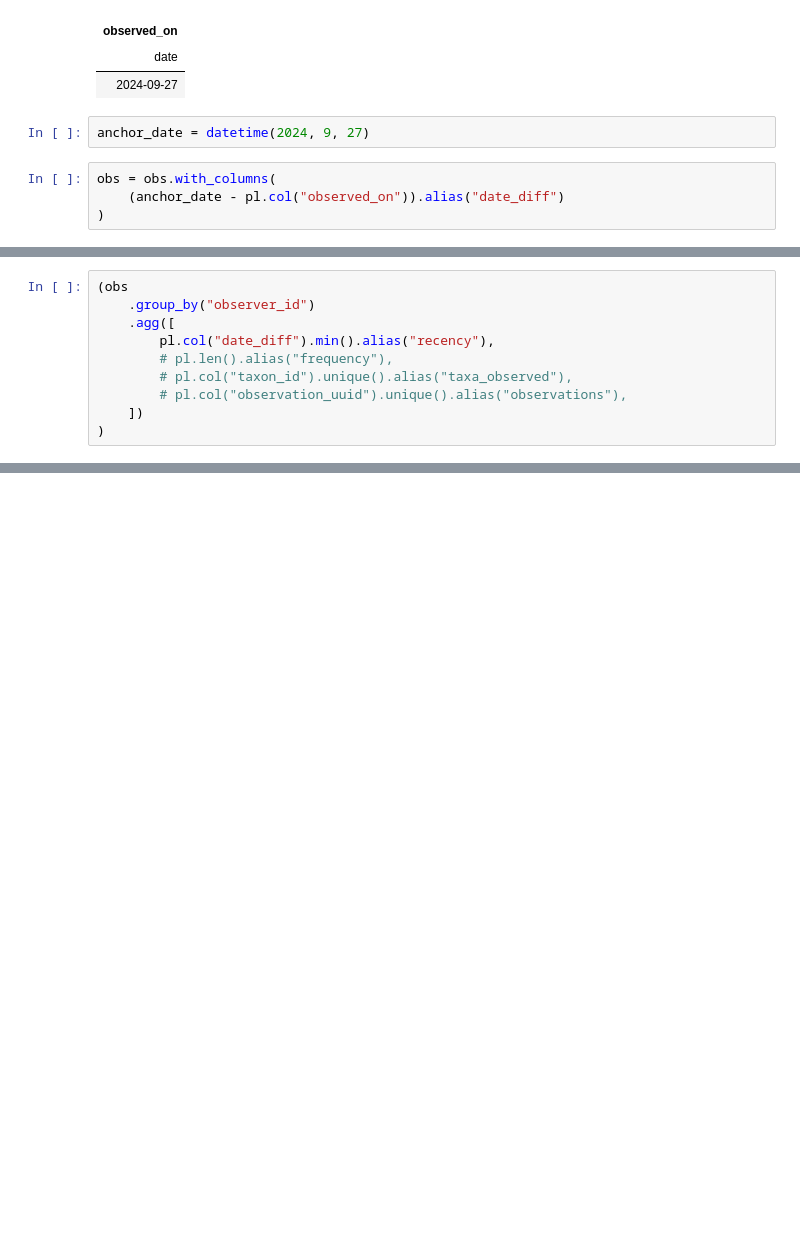
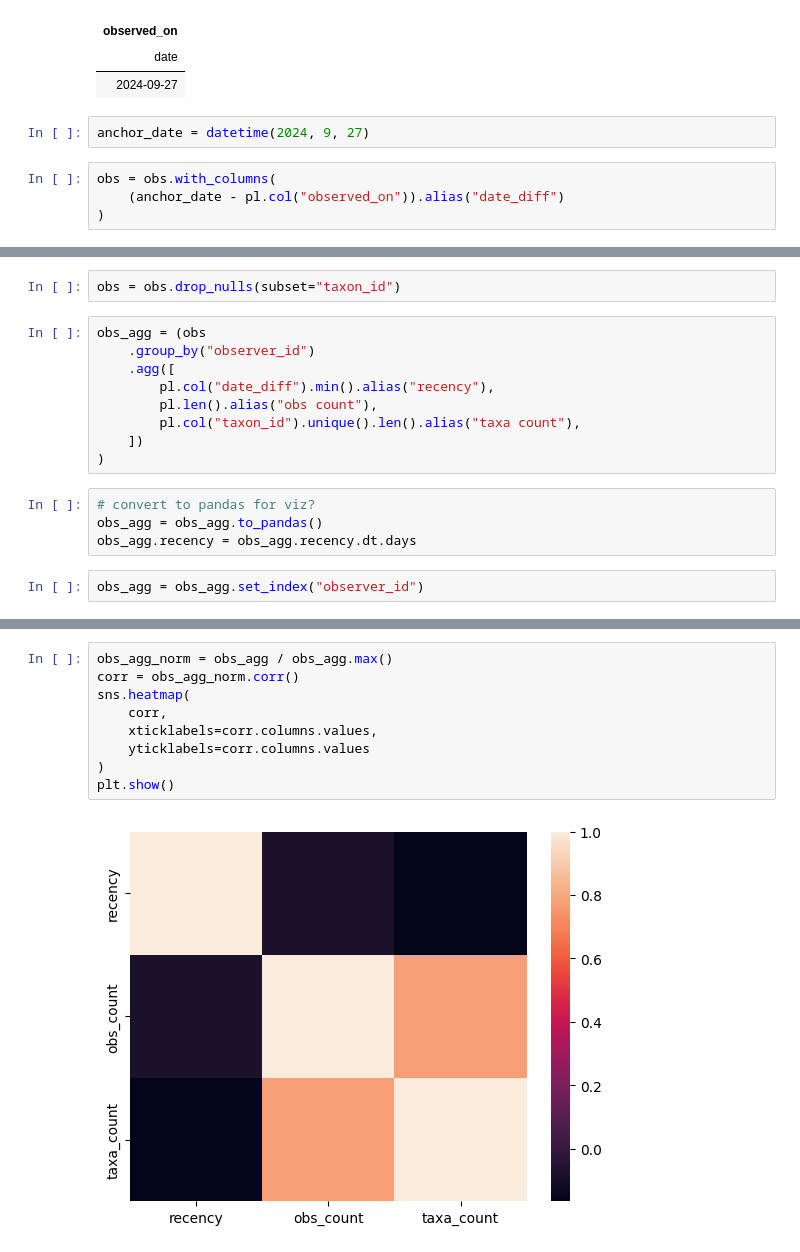
Before and after one commit to alexshepard/learning_polars, a Jupyter notebook: iNat RFM.ipynb, the cells around one changed output, grey strips where cells are left out. Saved outputs shown, nothing was run; the diff lists cells and outputs as text; blank space fills up the shorter version.

```diff
--- a/iNat RFM.ipynb
+++ b/iNat RFM.ipynb
@@ -46,10 +47,17 @@ shape: (3, 9)
+# %%
+obs = obs.drop_nulls(subset="taxon_id")
 # %%
-(obs
+obs_agg = (obs
     .group_by("observer_id")
     .agg([
         pl.col("date_diff").min().alias("recency"),
-        # pl.len().alias("frequency"),
-        # pl.col("taxon_id").unique().alias("taxa_observed"),
-        # pl.col("observation_uuid").unique().alias("observations"),
+        pl.len().alias("obs count"),
+        pl.col("taxon_id").unique().len().alias("taxa count"),
     ])
 )
+# %%
+# convert to pandas for viz?
+obs_agg = obs_agg.to_pandas()
+obs_agg.recency = obs_agg.recency.dt.days
+# %%
+obs_agg = obs_agg.set_index("observer_id")
@@ -55,0 +79,11 @@ shape: (3, 9)
+# %%
+obs_agg_norm = obs_agg / obs_agg.max()
+corr = obs_agg_norm.corr()
+sns.heatmap(
+    corr,
+    xticklabels=corr.columns.values,
+    yticklabels=corr.columns.values
+)
+plt.show()
+# %% [output]
+[figure, added]
```
Also changed, not shown: parts of 6 cells of this notebook, 1 other file.
